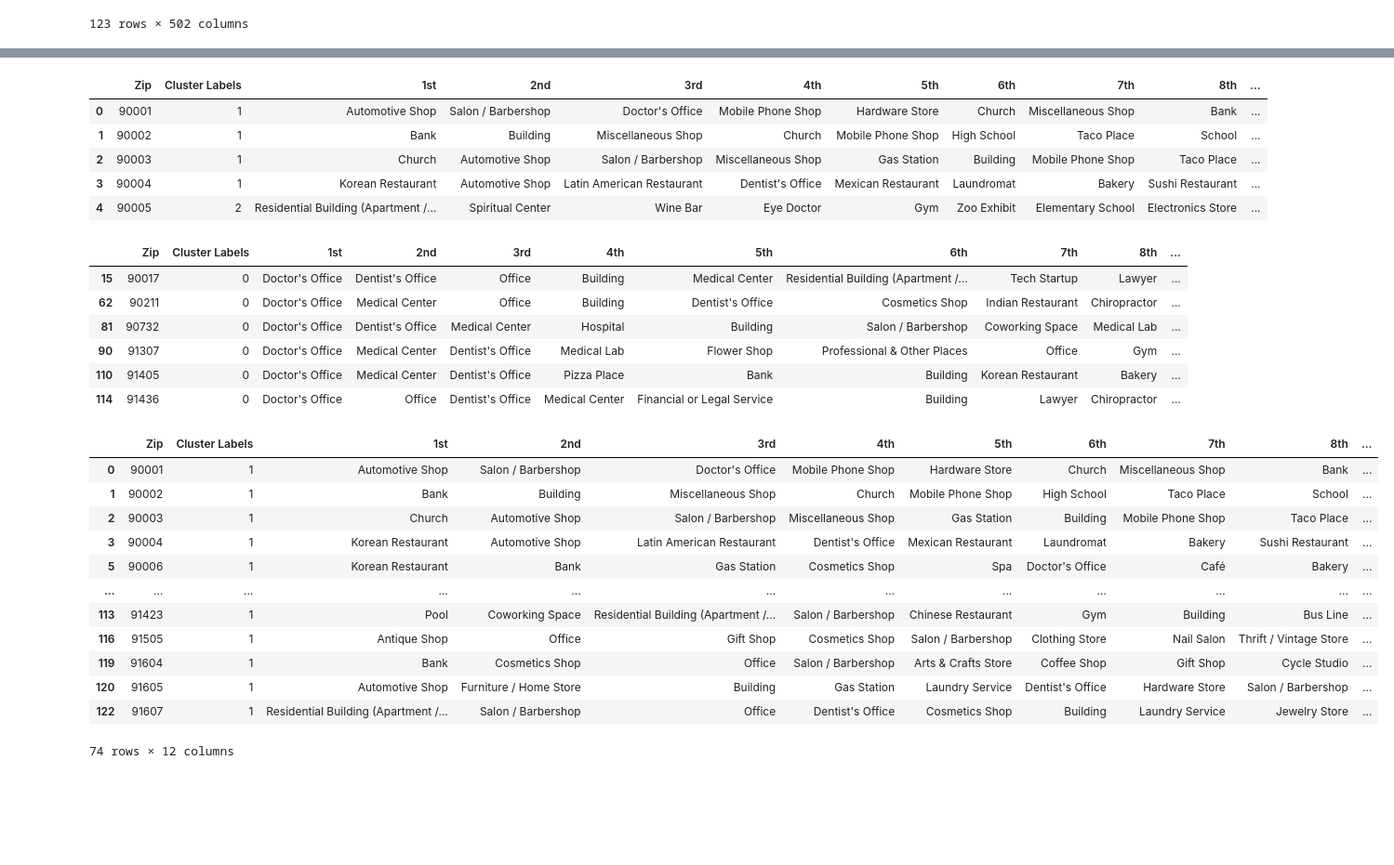
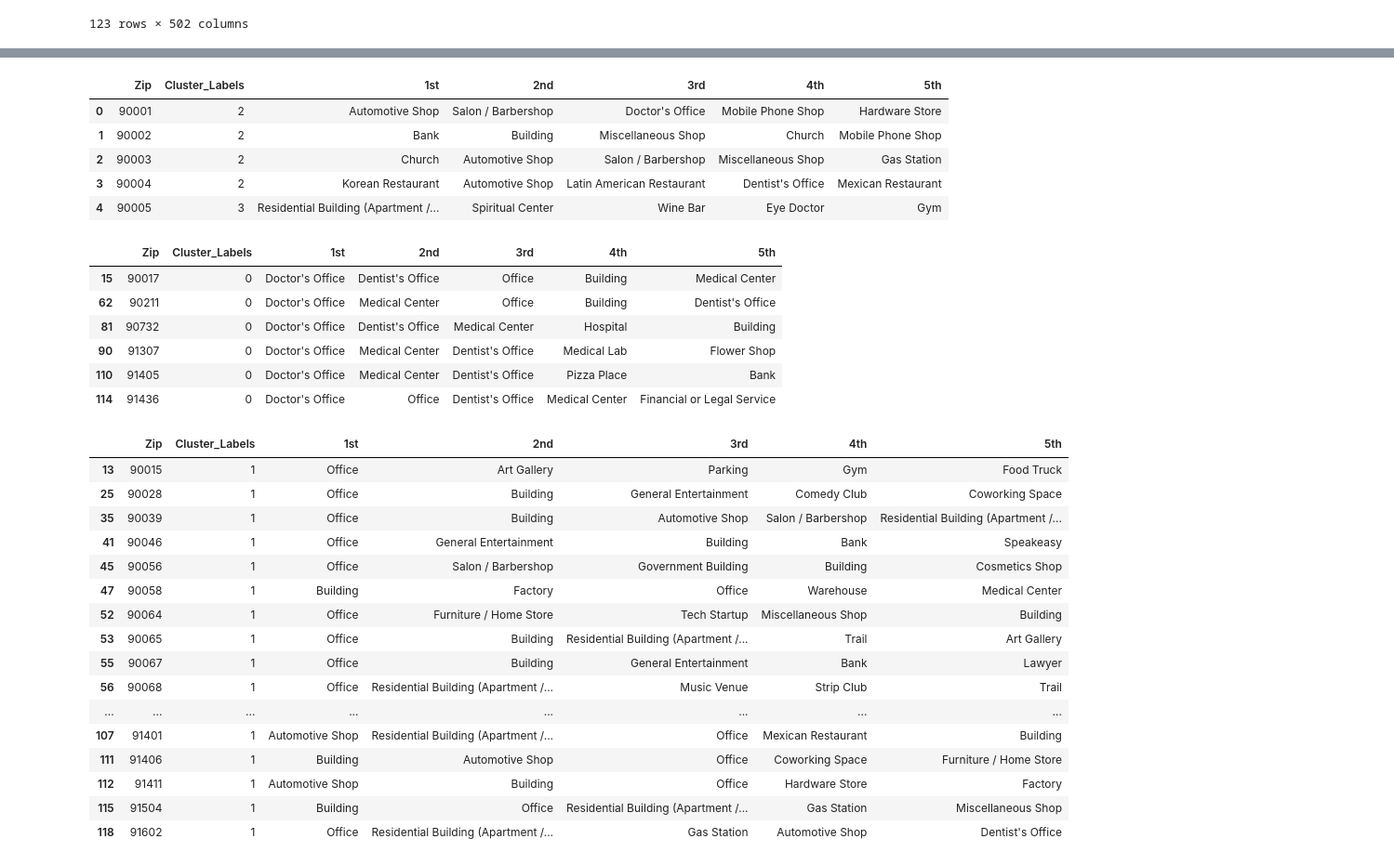
Before and after one commit to MarcLeslie/23-Final_Project, a Jupyter notebook: ETL/ML_notebooks/venue_information.ipynb, the cells around one changed output, grey strips where cells are left out. Shown: that part at 93% size. Cells and saved outputs as stored; diff of their text form; code cells hidden in the pictures; blank space fills up the shorter version.

Commit message:
Added some notations and updated column name in the la_combined.csv

```diff
--- a/ETL/ML_notebooks/venue_information.ipynb
+++ b/ETL/ML_notebooks/venue_information.ipynb
@@ -253,7 +269,7 @@ def getMostCommonVenues(row, numTopVenues):
     return rowCategoriesSrt.index.values[0:numTopVenues]
 # %%
 # Creates the dataframe with the top n common venues
-numTopVenues = 10
+numTopVenues = 5
 
 indicators = ['st', 'nd', 'rd'] #suffix for the numeric position
 
@@ -337,39 +354,47 @@ array([[ 0.00000000e+00,  1.87265918e-03,  5.84091314e-03, ...,
 # %%
 # add cluster labels
-laVenuesSrt.insert(1, 'Cluster Labels', kmeans.labels_)
+laVenuesSrt.insert(1, 'Cluster_Labels', kmeans.labels_)
 
 laVenuesSrt.head()
 # %% [output]
-|  | Zip | Cluster Labels | 1st | 2nd | 3rd | 4th | 5th | 6th | 7th | 8th | ... |
-| 0 | 90001 | 1 | Automotive Shop | Salon / Barbershop | Doctor's Office | Mobile Phone Shop | Hardware Store | Church | Miscellaneous Shop | Bank | ... |
-| 1 | 90002 | 1 | Bank | Building | Miscellaneous Shop | Church | Mobile Phone Shop | High School | Taco Place | School | ... |
-| 2 | 90003 | 1 | Church | Automotive Shop | Salon / Barbershop | Miscellaneous Shop | Gas Station | Building | Mobile Phone Shop | Taco Place | ... |
-| 3 | 90004 | 1 | Korean Restaurant | Automotive Shop | Latin American Restaurant | Dentist's Office | Mexican Restaurant | Laundromat | Bakery | Sushi Restaurant | ... |
-| 4 | 90005 | 2 | Residential Building (Apartment /... | Spiritual Center | Wine Bar | Eye Doctor | Gym | Zoo Exhibit | Elementary School | Electronics Store | ... |
+|  | Zip | Cluster_Labels | 1st | 2nd | 3rd | 4th | 5th |
+| 0 | 90001 | 2 | Automotive Shop | Salon / Barbershop | Doctor's Office | Mobile Phone Shop | Hardware Store |
+| 1 | 90002 | 2 | Bank | Building | Miscellaneous Shop | Church | Mobile Phone Shop |
+| 2 | 90003 | 2 | Church | Automotive Shop | Salon / Barbershop | Miscellaneous Shop | Gas Station |
+| 3 | 90004 | 2 | Korean Restaurant | Automotive Shop | Latin American Restaurant | Dentist's Office | Mexican Restaurant |
+| 4 | 90005 | 3 | Residential Building (Apartment /... | Spiritual Center | Wine Bar | Eye Doctor | Gym |
 # %%
-laVenuesSrt.loc[laVenuesSrt['Cluster Labels'] == 0, laVenuesSrt.columns[[0] + [1] + list(range(2, laVenuesSrt.shape[1]))]]
+laVenuesSrt.loc[laVenuesSrt['Cluster_Labels'] == 0, laVenuesSrt.columns[[0] + [1] + list(range(2, laVenuesSrt.shape[1]))]]
+
+# Business, Automotive
 # %% [output]
-|  | Zip | Cluster Labels | 1st | 2nd | 3rd | 4th | 5th | 6th | 7th | 8th | ... |
-| 15 | 90017 | 0 | Doctor's Office | Dentist's Office | Office | Building | Medical Center | Residential Building (Apartment /... | Tech Startup | Lawyer | ... |
-| 62 | 90211 | 0 | Doctor's Office | Medical Center | Office | Building | Dentist's Office | Cosmetics Shop | Indian Restaurant | Chiropractor | ... |
-| 81 | 90732 | 0 | Doctor's Office | Dentist's Office | Medical Center | Hospital | Building | Salon / Barbershop | Coworking Space | Medical Lab | ... |
-| 90 | 91307 | 0 | Doctor's Office | Medical Center | Dentist's Office | Medical Lab | Flower Shop | Professional & Other Places | Office | Gym | ... |
-| 110 | 91405 | 0 | Doctor's Office | Medical Center | Dentist's Office | Pizza Place | Bank | Building | Korean Restaurant | Bakery | ... |
-| 114 | 91436 | 0 | Doctor's Office | Office | Dentist's Office | Medical Center | Financial or Legal Service | Building | Lawyer | Chiropractor | ... |
+|  | Zip | Cluster_Labels | 1st | 2nd | 3rd | 4th | 5th |
+| 15 | 90017 | 0 | Doctor's Office | Dentist's Office | Office | Building | Medical Center |
+| 62 | 90211 | 0 | Doctor's Office | Medical Center | Office | Building | Dentist's Office |
+| 81 | 90732 | 0 | Doctor's Office | Dentist's Office | Medical Center | Hospital | Building |
+| 90 | 91307 | 0 | Doctor's Office | Medical Center | Dentist's Office | Medical Lab | Flower Shop |
+| 110 | 91405 | 0 | Doctor's Office | Medical Center | Dentist's Office | Pizza Place | Bank |
+| 114 | 91436 | 0 | Doctor's Office | Office | Dentist's Office | Medical Center | Financial or Legal Service |
 # %%
-laVenuesSrt.loc[laVenuesSrt['Cluster Labels'] == 1, laVenuesSrt.columns[[0] + [1] + list(range(2, laVenuesSrt.shape[1]))]]
+laVenuesSrt.loc[laVenuesSrt['Cluster_Labels'] == 1, laVenuesSrt.columns[[0] + [1] + list(range(2, laVenuesSrt.shape[1]))]]
+
+# College, Residential
 # %% [output]
-|  | Zip | Cluster Labels | 1st | 2nd | 3rd | 4th | 5th | 6th | 7th | 8th | ... |
-| 0 | 90001 | 1 | Automotive Shop | Salon / Barbershop | Doctor's Office | Mobile Phone Shop | Hardware Store | Church | Miscellaneous Shop | Bank | ... |
-| 1 | 90002 | 1 | Bank | Building | Miscellaneous Shop | Church | Mobile Phone Shop | High School | Taco Place | School | ... |
-| 2 | 90003 | 1 | Church | Automotive Shop | Salon / Barbershop | Miscellaneous Shop | Gas Station | Building | Mobile Phone Shop | Taco Place | ... |
-| 3 | 90004 | 1 | Korean Restaurant | Automotive Shop | Latin American Restaurant | Dentist's Office | Mexican Restaurant | Laundromat | Bakery | Sushi Restaurant | ... |
-| 5 | 90006 | 1 | Korean Restaurant | Bank | Gas Station | Cosmetics Shop | Spa | Doctor's Office | Café | Bakery | ... |
-| ... | ... | ... | ... | ... | ... | ... | ... | ... | ... | ... | ... |
-| 113 | 91423 | 1 | Pool | Coworking Space | Residential Building (Apartment /... | Salon / Barbershop | Chinese Restaurant | Gym | Building | Bus Line | ... |
-| 116 | 91505 | 1 | Antique Shop | Office | Gift Shop | Cosmetics Shop | Salon / Barbershop | Clothing Store | Nail Salon | Thrift / Vintage Store | ... |
-| 119 | 91604 | 1 | Bank | Cosmetics Shop | Office | Salon / Barbershop | Arts & Crafts Store | Coffee Shop | Gift Shop | Cycle Studio | ... |
-| 120 | 91605 | 1 | Automotive Shop | Furniture / Home Store | Building | Gas Station | Laundry Service | Dentist's Office | Hardware Store | Salon / Barbershop | ... |
-| 122 | 91607 | 1 | Residential Building (Apartment /... | Salon / Barbershop | Office | Dentist's Office | Cosmetics Shop | Building | Laundry Service | Jewelry Store | ... |
+|  | Zip | Cluster_Labels | 1st | 2nd | 3rd | 4th | 5th |
+| 13 | 90015 | 1 | Office | Art Gallery | Parking | Gym | Food Truck |
+| 25 | 90028 | 1 | Office | Building | General Entertainment | Comedy Club | Coworking Space |
+| 35 | 90039 | 1 | Office | Building | Automotive Shop | Salon / Barbershop | Residential Building (Apartment /... |
+| 41 | 90046 | 1 | Office | General Entertainment | Building | Bank | Speakeasy |
+| 45 | 90056 | 1 | Office | Salon / Barbershop | Government Building | Building | Cosmetics Shop |
+| 47 | 90058 | 1 | Building | Factory | Office | Warehouse | Medical Center |
+| 52 | 90064 | 1 | Office | Furniture / Home Store | Tech Startup | Miscellaneous Shop | Building |
+| 53 | 90065 | 1 | Office | Building | Residential Building (Apartment /... | Trail | Art Gallery |
+| 55 | 90067 | 1 | Office | Building | General Entertainment | Bank | Lawyer |
+| 56 | 90068 | 1 | Office | Residential Building (Apartment /... | Music Venue | Strip Club | Trail |
+| ... | ... | ... | ... | ... | ... | ... | ... |
+| 107 | 91401 | 1 | Automotive Shop | Residential Building (Apartment /... | Office | Mexican Restaurant | Building |
+| 111 | 91406 | 1 | Building | Automotive Shop | Office | Coworking Space | Furniture / Home Store |
+| 112 | 91411 | 1 | Automotive Shop | Building | Office | Hardware Store | Factory |
+| 115 | 91504 | 1 | Building | Office | Residential Building (Apartment /... | Gas Station | Miscellaneous Shop |
+| 118 | 91602 | 1 | Office | Residential Building (Apartment /... | Gas Station | Automotive Shop | Dentist's Office |
-74 rows × 12 columns
 # %%
```
Also changed, not shown: parts of 18 cells of this notebook, 1 other file.
